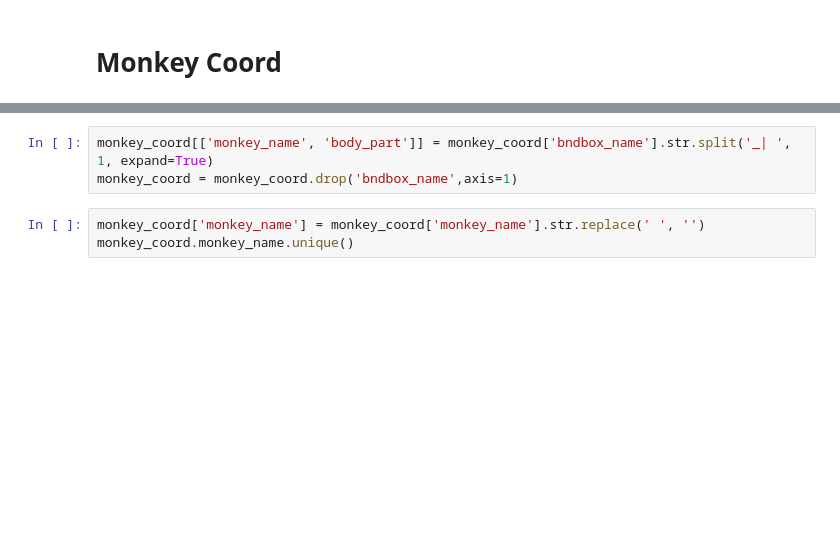
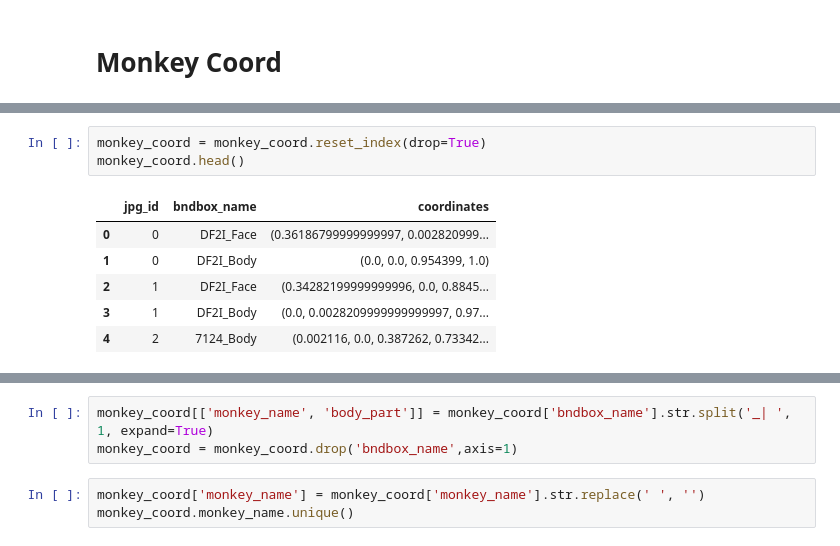
Before and after one commit to julie0924/PhotoMetadata, a Jupyter notebook: json/ReadingJSON.ipynb, the cells around one changed output, grey strips where cells are left out. Drawn from its saved outputs; the diff is of its cells as text; blank space fills up the shorter version.

```diff
--- a/json/ReadingJSON.ipynb
+++ b/json/ReadingJSON.ipynb
@@ -197 +200,11 @@ array(['DF2I_Face', 'DF2I_Body', '7124_Body', '110E_Body', '7124_Face',
       dtype=object)
+# %%
+monkey_coord = monkey_coord.reset_index(drop=True)
+monkey_coord.head()
+# %% [output]
+|  | jpg_id | bndbox_name | coordinates |
+| 0 | 0 | DF2I_Face | (0.36186799999999997, 0.002820999... |
+| 1 | 0 | DF2I_Body | (0.0, 0.0, 0.954399, 1.0) |
+| 2 | 1 | DF2I_Face | (0.34282199999999996, 0.0, 0.8845... |
+| 3 | 1 | DF2I_Body | (0.0, 0.0028209999999999997, 0.97... |
+| 4 | 2 | 7124_Body | (0.002116, 0.0, 0.387262, 0.73342... |
```
Also changed, not shown: parts of 11 cells of this notebook, 50 other files.
